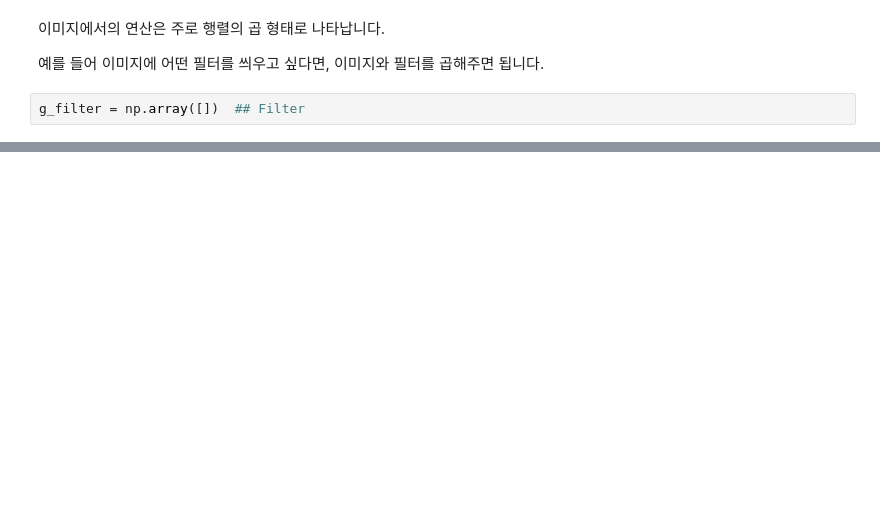
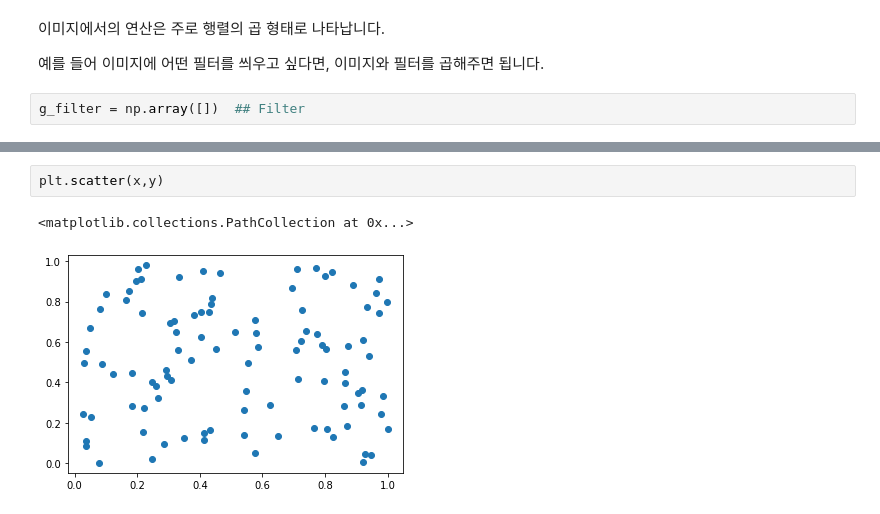
Before and after one commit to Heeseung-Cho/DACrew3_PoliceAndThief, a Jupyter notebook: Week2/NP_and_PLT.ipynb, the cells around one changed output, grey strips where cells are left out. Cells and saved outputs as stored; diff of their text form; blank space fills up the shorter version.

```diff
--- a/Week2/NP_and_PLT.ipynb
+++ b/Week2/NP_and_PLT.ipynb
@@ -80,0 +98,5 @@ g_filter = np.array([])  ## Filter
+# %%
+plt.scatter(x,y)
+# %% [output]
+<matplotlib.collections.PathCollection at 0x...>
+[figure, added]
```
Also changed, not shown: parts of 11 cells of this notebook.
